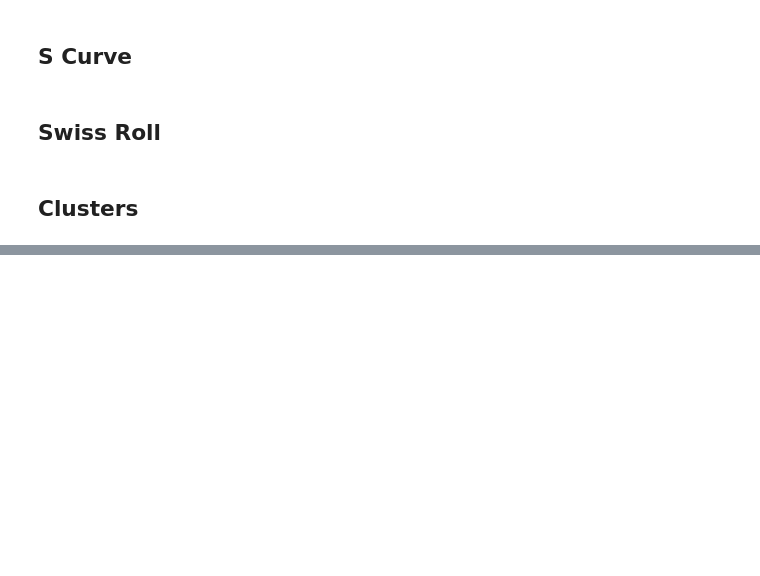
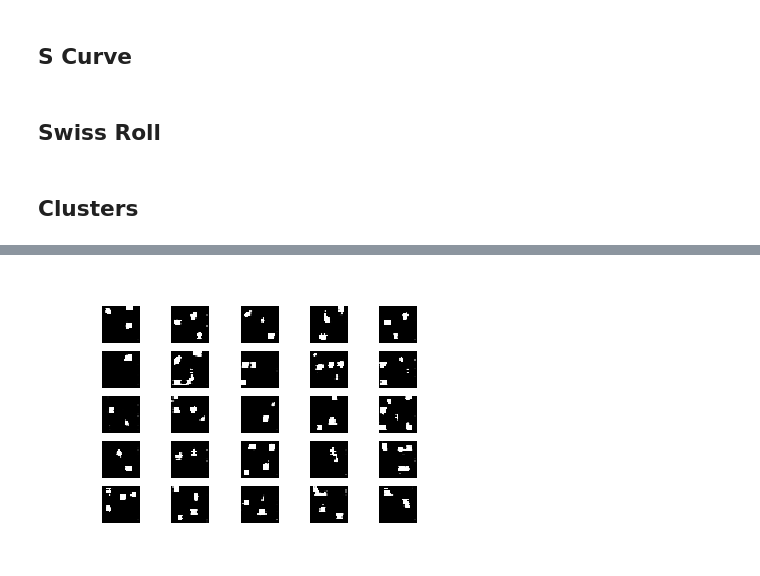
Before and after one commit to amitrege/Pro-GANS, a Jupyter notebook: Data-Generation.ipynb, the cells around one changed output, grey strips where cells are left out. Saved outputs shown, nothing was run; the diff lists cells and outputs as text; code cells hidden in the pictures; blank space fills up the shorter version.

```diff
--- a/Data-Generation.ipynb
+++ b/Data-Generation.ipynb
@@ -488,0 +767,5 @@ Image(filename='images/mnist_49000.png')
+# %%
+from IPython.display import Image
+Image(filename='images/mnist_9000.png')
+# %% [output]
+[figure, added]
```
Also changed, not shown: parts of 12 cells of this notebook.
